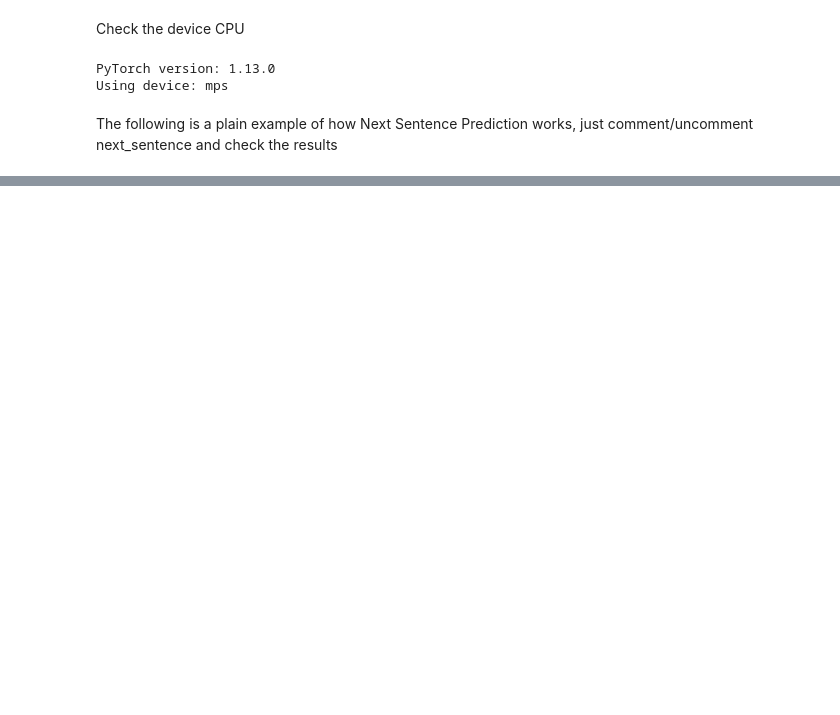
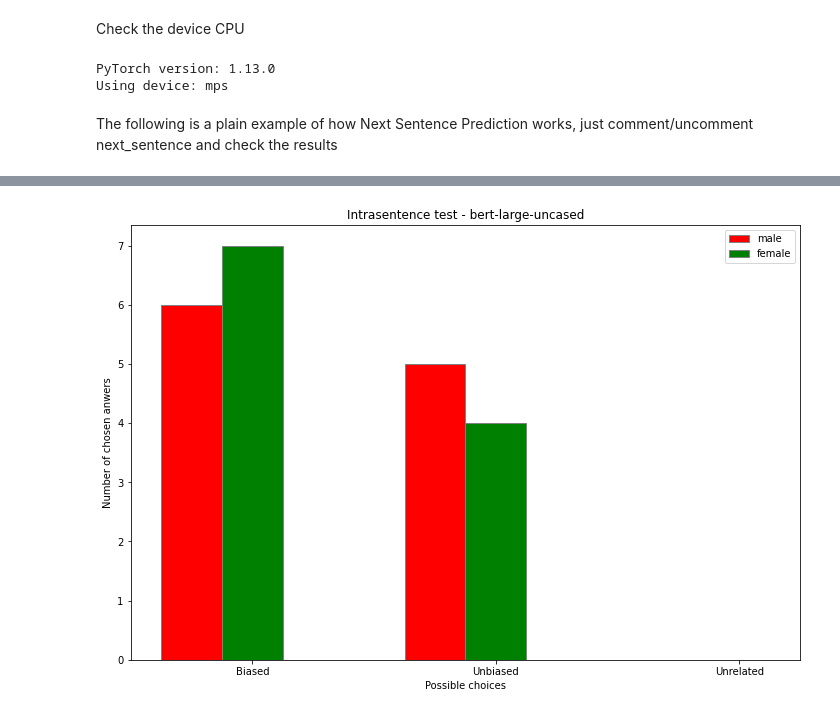
Before and after one commit to MaeSosto/Bias-detector, a Jupyter notebook: Proj/Intersentence/Intersentece.ipynb, the cells around one changed output, grey strips where cells are left out. Cells and saved outputs as stored; diff of their text form; code cells hidden in the pictures; blank space fills up the shorter version.

```diff
--- a/Proj/Intersentence/Intersentece.ipynb
+++ b/Proj/Intersentence/Intersentece.ipynb
@@ -164,0 +264,4 @@ unrelated: 2
+# %%
+print_graph(bias, model_name, targets)
+# %% [output]
+[figure, added]
```
Also changed, not shown: parts of 5 cells of this notebook, 16 other files.
